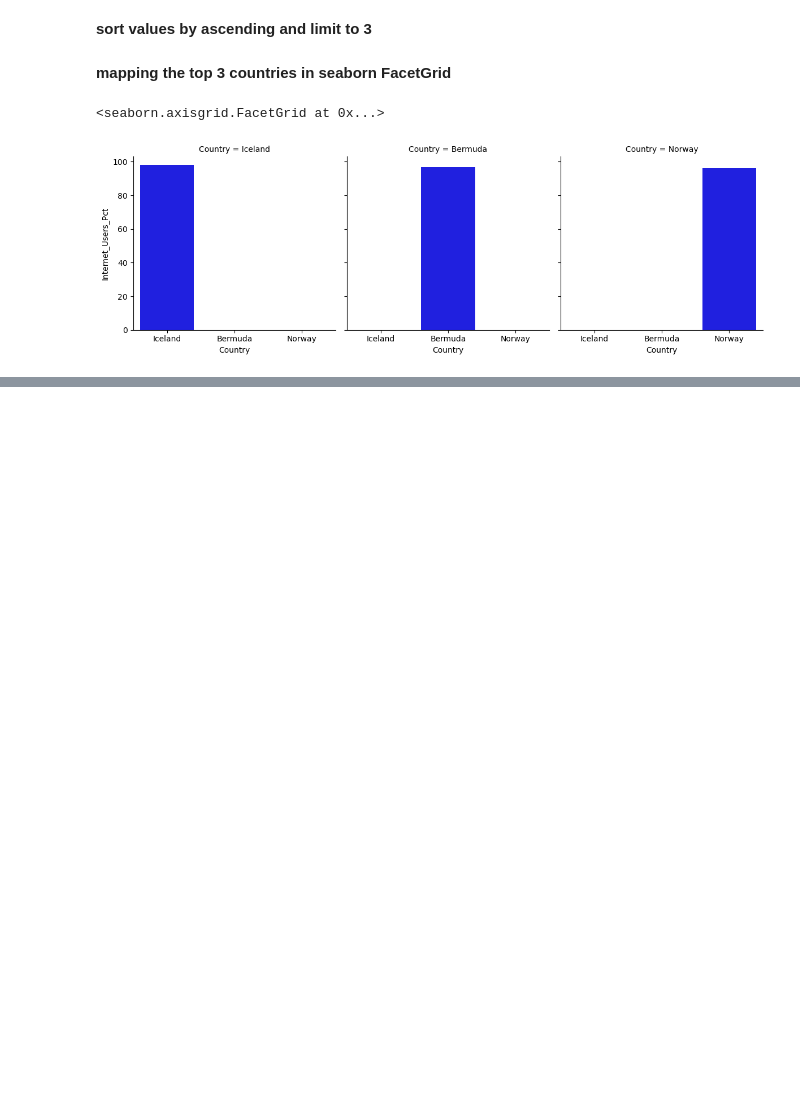
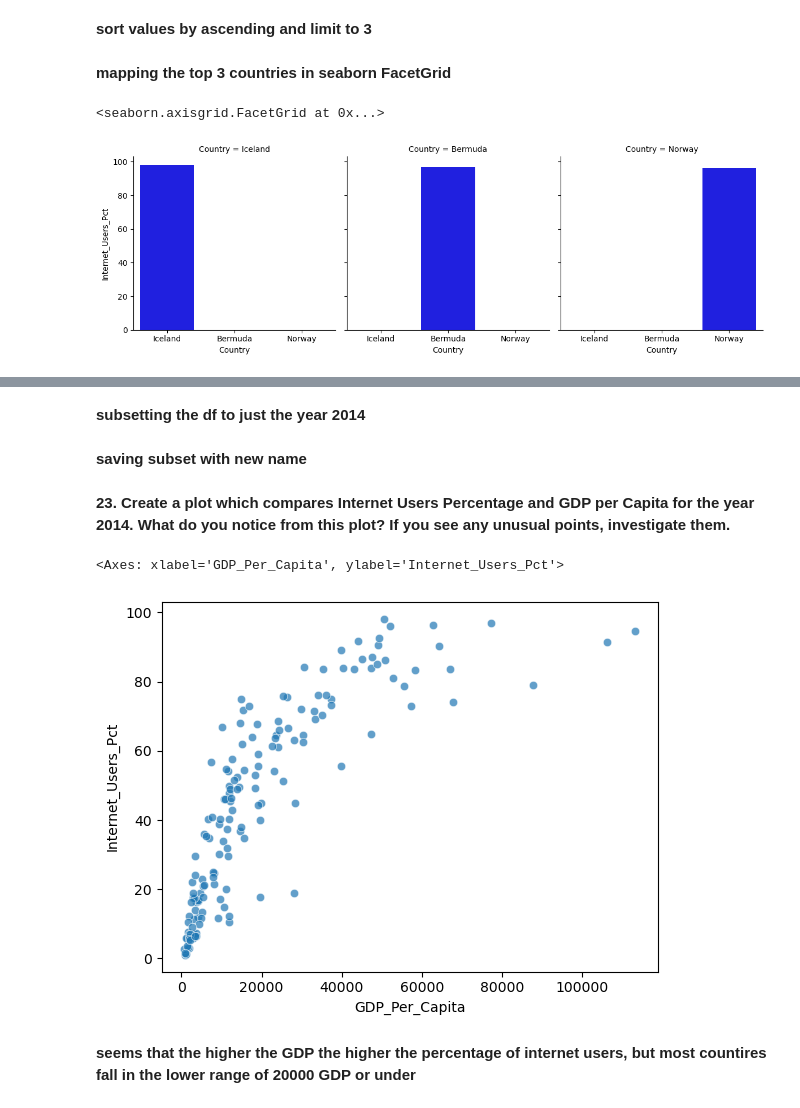
Before and after one commit to NSS-Data-Analytics-Cohort-13/un-exploration-Philip-Schingle, a Jupyter notebook: notebooks/UN_data_project.ipynb, the cells around one changed output, grey strips where cells are left out. Drawn from its saved outputs; the diff is of its cells as text; code cells hidden in the pictures; blank space fills up the shorter version.

```diff
--- a/notebooks/UN_data_project.ipynb
+++ b/notebooks/UN_data_project.ipynb
@@ -599,0 +602,2 @@ grid.map(sns.barplot, 'Country', 'Internet_Users_Pct', color='blue',order=top_3[
+# %% [markdown]
+**subsetting the df to just the year 2014**
@@ -599,0 +606,13 @@ grid.map(sns.barplot, 'Country', 'Internet_Users_Pct', color='blue',order=top_3[
+# %% [markdown]
+**saving subset with new name**
+# %%
+gdp_and_internet_use_2014 = gdp_and_internet_use[gdp_and_internet_use["Year"]== 2014]
+# %% [markdown]
+**23. Create a plot which compares Internet Users Percentage and GDP per Capita for the year 2014. What do you notice from this plot? If you see any unusual points, investigate them.**
+# %%
+sns.scatterplot(data=gdp_and_internet_use_2014,x= "GDP_Per_Capita", y= "Internet_Users_Pct", alpha=0.7)
+# %% [output]
+<Axes: xlabel='GDP_Per_Capita', ylabel='Internet_Users_Pct'>
+[figure, added]
+# %% [markdown]
+**seems that the higher the GDP the higher the percentage of internet users, but most countires fall in the lower range of 20000 GDP or under**
```
Also changed, not shown: parts of 8 cells of this notebook.
